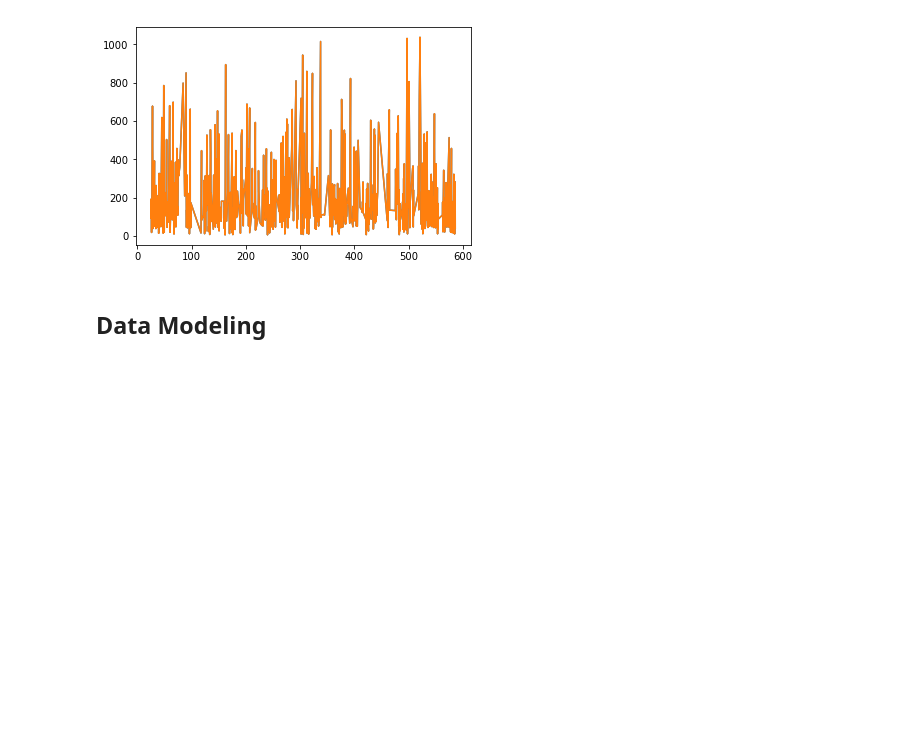
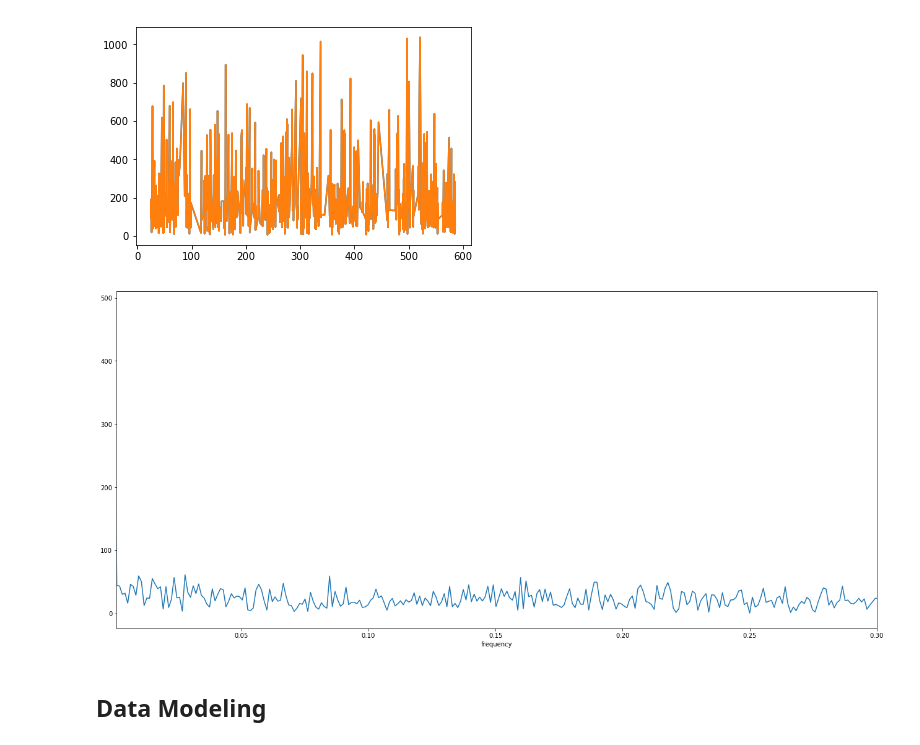
Before and after one commit to alivalehi/challenge1, a Jupyter notebook: preprocessing_v2.ipynb, the cells around one changed output. Drawn from its saved outputs; the diff is of its cells as text; code cells hidden in the pictures; blank space fills up the shorter version.

```diff
--- a/preprocessing_v2.ipynb
+++ b/preprocessing_v2.ipynb
@@ -91,6 +91,29 @@ plt.plot(df_tcplife.loc[(df_tcplife['dur']<thres)].ts,df_tcplife.loc[(df_tcplife
 plt.show()
 # %% [output]
 [figure]
+# %%
+def freq_ana(series,plotting = False):
+        #print(series)
+        fs = series.shape[0]/np.ptp(series.index.values)
+        fs_ = str(fs)
+
+        y = series['dur']
+
+        yf = np.fft.fft(y)
+        xf = np.linspace(0.0, 1.0/(2.0*fs), len(y)/2)
+        f = 2.0/len(y) * np.abs(yf[:len(y)//2])
+        if plotting:
+            fig, ax = plt.subplots(figsize = (22,10))
+            ax.plot(xf, 2.0/len(y) * np.abs(yf[:len(y)//2]))
+            ax.set_xlim(0.001, 0.3)
+            plt.xlabel('frequency')
+            #plt.title('freq analysis of weekdays data')\n",
+            plt.show()
+        return xf,f
+
+xf,f = freq_ana(df_tcplife.loc[(df_tcplife['dur']<thres)][['dur','ts']],plotting = True)
+# %% [output]
+[figure, added]
 # %% [markdown]
 ## Data Modeling
 # %%
```
Also changed, not shown: parts of 9 cells of this notebook.
